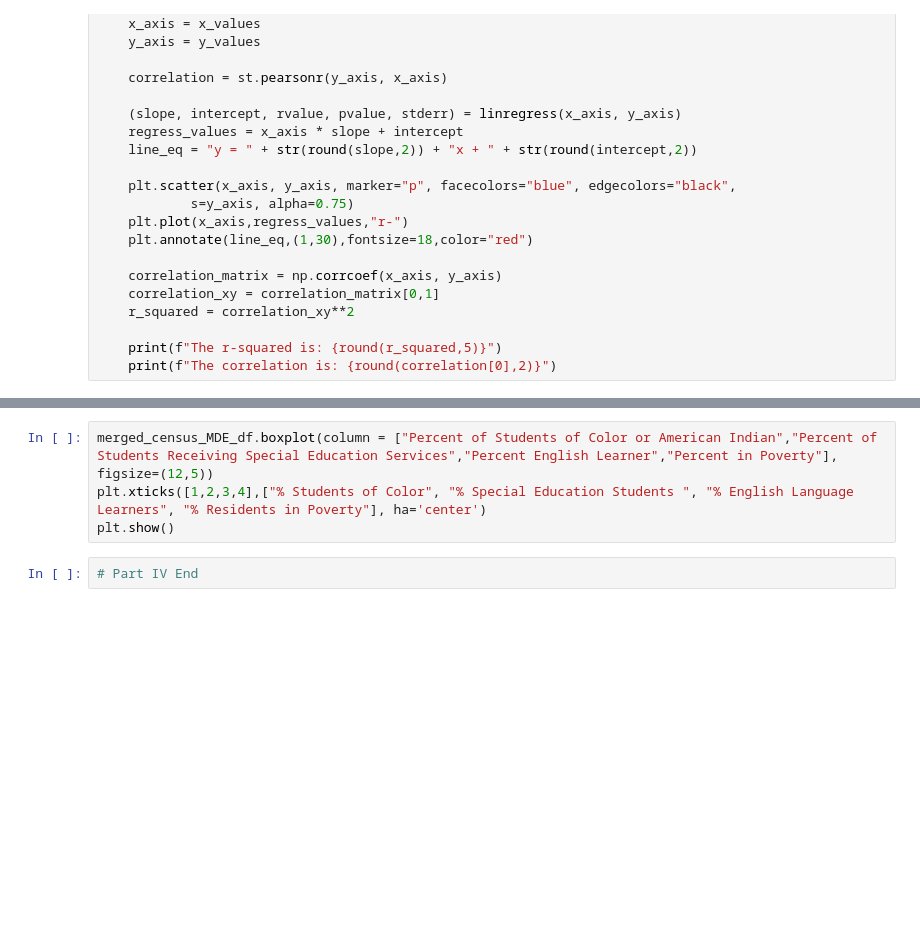
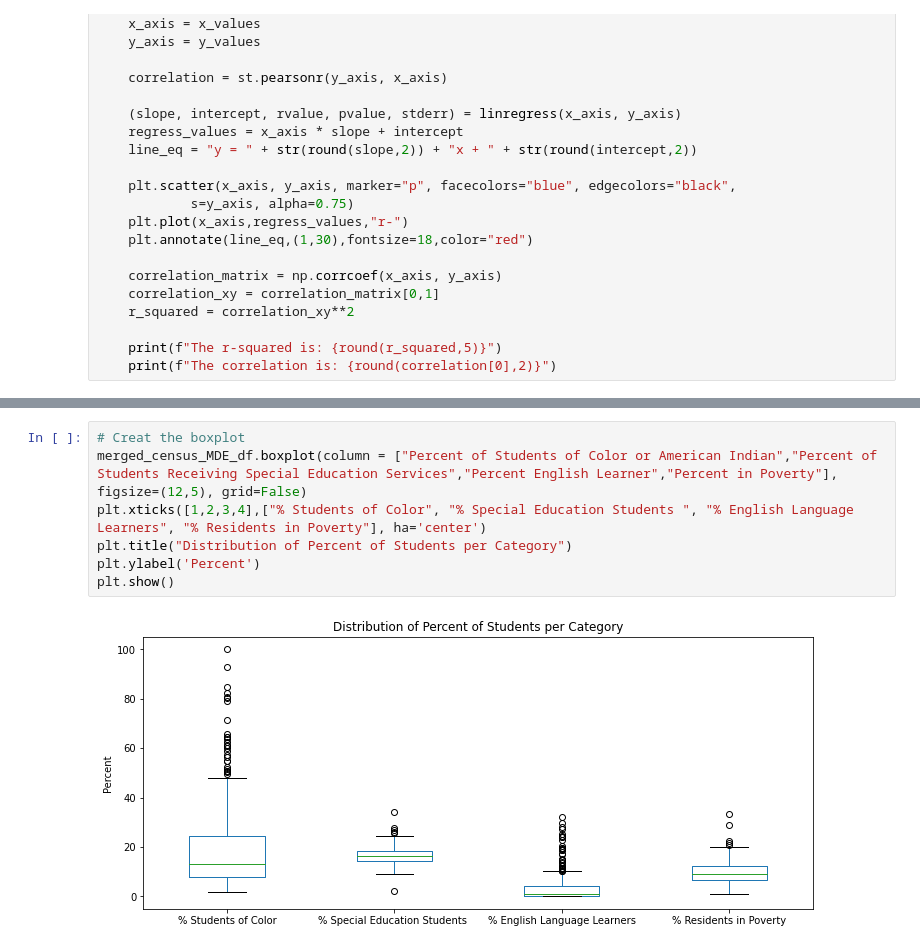
Before and after one commit to rabscuttle/group-project-1, a Jupyter notebook: final.ipynb, the cells around one changed output, grey strips where cells are left out. Saved outputs shown, nothing was run; the diff lists cells and outputs as text; blank space fills up the shorter version.

```diff
--- a/final.ipynb
+++ b/final.ipynb
@@ -109,6 +119,9 @@ plt.show()
 # %%
-merged_census_MDE_df.boxplot(column = ["Percent of Students of Color or American Indian","Percent of Students Receiving Special Education Services","Percent English Learner","Percent in Poverty"], figsize=(12,5))
+# Creat the boxplot
+merged_census_MDE_df.boxplot(column = ["Percent of Students of Color or American Indian","Percent of Students Receiving Special Education Services","Percent English Learner","Percent in Poverty"], figsize=(12,5), grid=False)
 plt.xticks([1,2,3,4],["% Students of Color", "% Special Education Students ", "% English Language Learners", "% Residents in Poverty"], ha='center')
+plt.title("Distribution of Percent of Students per Category")
+plt.ylabel('Percent')
 plt.show()
+# %% [output]
+[figure, added]
-# %%
-# Part IV End
```
Also changed, not shown: parts of 13 cells of this notebook, 2 other files.
